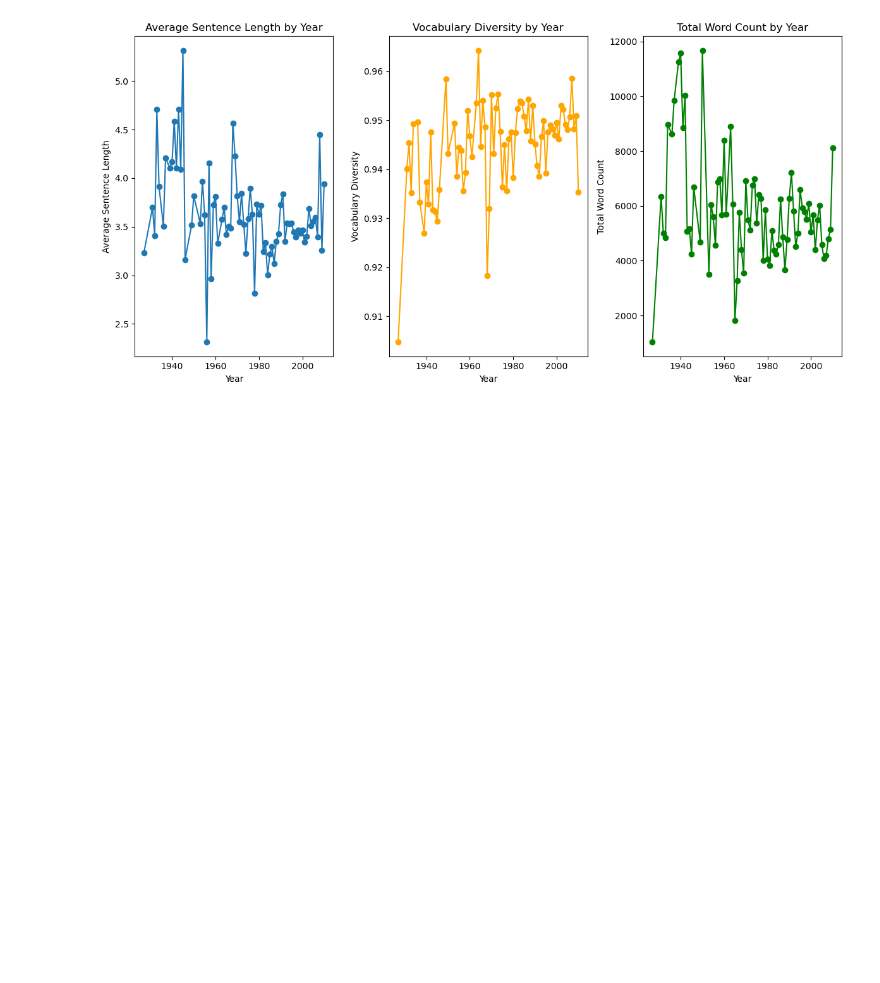
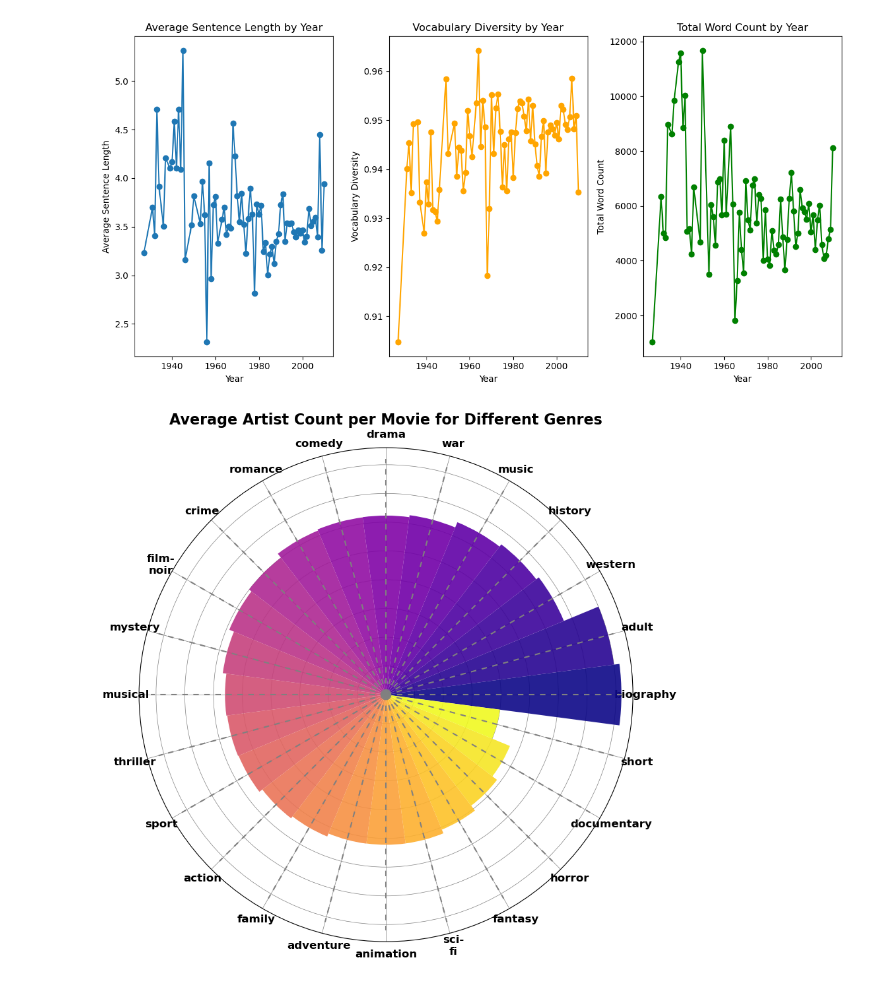
Before and after one commit to johan-bh/Social_Graphs_ExamProject, a Jupyter notebook: genre_analysis.ipynb, the cells around one changed output. Cells and saved outputs as stored; diff of their text form; code cells hidden in the pictures; blank space fills up the shorter version.

Commit message:
added distribution of artist for genres

```diff
--- a/genre_analysis.ipynb
+++ b/genre_analysis.ipynb
@@ -427,0 +506,67 @@ plt.show()
+# %%
+import numpy as np
+import matplotlib.pyplot as plt
+from textwrap import wrap
+import matplotlib.cm as cm
+
+# Assuming genre_data is already created as per the previous code
+# The data should have two columns: 'Genre' and 'Average Artist Count'
+
+# Get the necessary values from genre_data
+genres = genre_data['Genre'].values
+avg_artist_counts = genre_data['Average Artist Count'].values
+
+# Number of genres
+num_genres = len(genres)
+
+# Step 1: Initialize layout in polar coordinates
+fig, ax = plt.subplots(figsize=(9, 12.6), subplot_kw={"projection": "polar"})
+
+# Set background color to white, both axis and figure.
+fig.patch.set_facecolor("white")
+ax.set_facecolor("white")
+
+# Step 2: Set parameters for polar plot
+# Angle for each genre in radians (equal spacing)
+angles = np.linspace(0, 2 * np.pi, num_genres, endpoint=False).tolist()
+
+# The bars will be the radial distance from the center
+radii = avg_artist_counts
+
+# Bar width
+width = 2 * np.pi / num_genres
+
+# Step 3: Generate a smooth gradient of colors using a colormap (e.g., 'Plasma')
+colors = cm.plasma(np.linspace(0, 1, num_genres))  # You can change 'plasma' to other colormaps
+
+# Step 4: Add bars to represent the average artist count for each genre with gradient colors
+bars = ax.bar(angles, radii, color=colors, alpha=0.9, width=width, zorder=10)
+
+# Step 5: Add dashed vertical lines to reference angles (like a radar chart)
+ax.vlines(angles, 0, max(radii), color='grey', ls=(0, (4, 4)), zorder=11)
+
+# Step 6: Add labels for the regions (genres)
+# Wrap the genre names for better display
+wrapped_genres = ["\n".join(wrap(r, 5, break_long_words=False)) for r in genres]
+
+# Set the labels at the right angle (using the angles computed above)
+ax.set_xticks(angles)
+ax.set_xticklabels(wrapped_genres, size=12, fontweight='bold', color='black')
+
+# Step 7: Add title and other visual elements
+ax.set_title("Average Artist Count per Movie for Different Genres", size=16, fontweight='bold', color='black')
+
+# Step 8: Remove the radial labels (optional) and adjust the radius of the plot
+ax.set_yticklabels([])  # Remove radial labels
+
+# Adjust the radius (y-limit) so the bars are spread across the plot
+ax.set_ylim(0, max(radii) + 1)  # Extend the y-limit for visual clarity
+
+# Step 9: Add gridlines (optional, can be useful for readability)
+ax.grid(True, color='grey', linestyle='-', linewidth=0.5)
+
+# Show the plot
+plt.tight_layout()
+plt.show()
+# %% [output]
+[figure, added]
```
Also changed, not shown: parts of 3 cells of this notebook.
